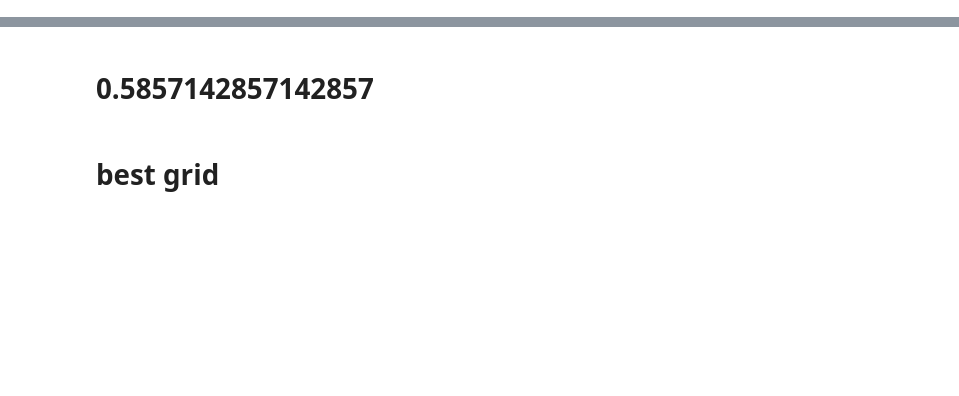
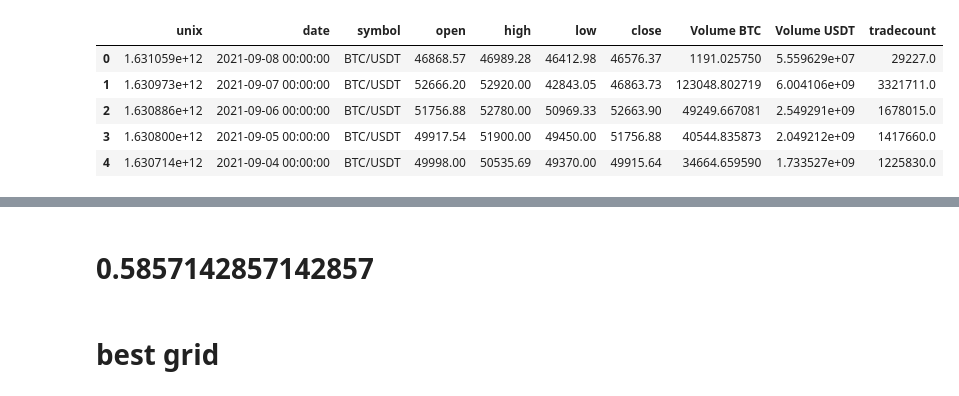
Before and after one commit to ianndelap/market_sentiment, a Jupyter notebook: notebooks/improve model.ipynb, the cells around one changed output, grey strips where cells are left out. Cells and saved outputs as stored; diff of their text form; code cells hidden in the pictures; blank space fills up the shorter version.

```diff
--- a/notebooks/improve model.ipynb
+++ b/notebooks/improve model.ipynb
@@ -62,3 +89,12 @@ df = df.drop(['is_intc','is_ge','is_bynd','BTC','is_btc'], axis = 1)
 # %%
-tg = pd.read_csv('Binance_BTCUSDT_d.csv')
+binance_df = pd.read_csv('Binance_BTCUSDT_d.csv')
+# %%
+binance_df.head(5)
+# %% [output]
+|  | unix | date | symbol | open | high | low | close | Volume BTC | Volume USDT | tradecount |
+| 0 | 1.631059e+12 | 2021-09-08 00:00:00 | BTC/USDT | 46868.57 | 46989.28 | 46412.98 | 46576.37 | 1191.025750 | 5.559629e+07 | 29227.0 |
+| 1 | 1.630973e+12 | 2021-09-07 00:00:00 | BTC/USDT | 52666.20 | 52920.00 | 42843.05 | 46863.73 | 123048.802719 | 6.004106e+09 | 3321711.0 |
+| 2 | 1.630886e+12 | 2021-09-06 00:00:00 | BTC/USDT | 51756.88 | 52780.00 | 50969.33 | 52663.90 | 49249.667081 | 2.549291e+09 | 1678015.0 |
+| 3 | 1.630800e+12 | 2021-09-05 00:00:00 | BTC/USDT | 49917.54 | 51900.00 | 49450.00 | 51756.88 | 40544.835873 | 2.049212e+09 | 1417660.0 |
+| 4 | 1.630714e+12 | 2021-09-04 00:00:00 | BTC/USDT | 49998.00 | 50535.69 | 49370.00 | 49915.64 | 34664.659590 | 1.733527e+09 | 1225830.0 |
 # %%
```
Also changed, not shown: parts of 36 cells of this notebook, 2 other files.
